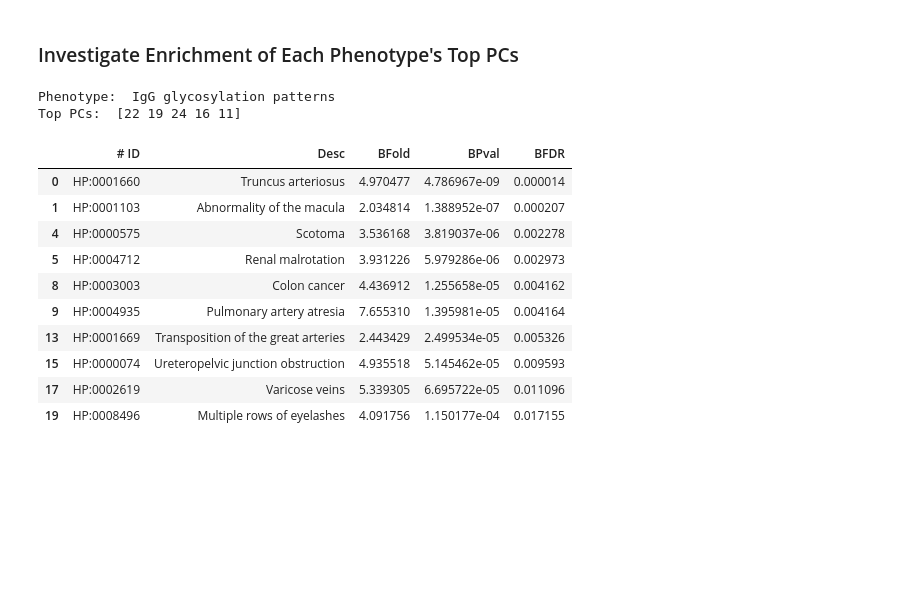
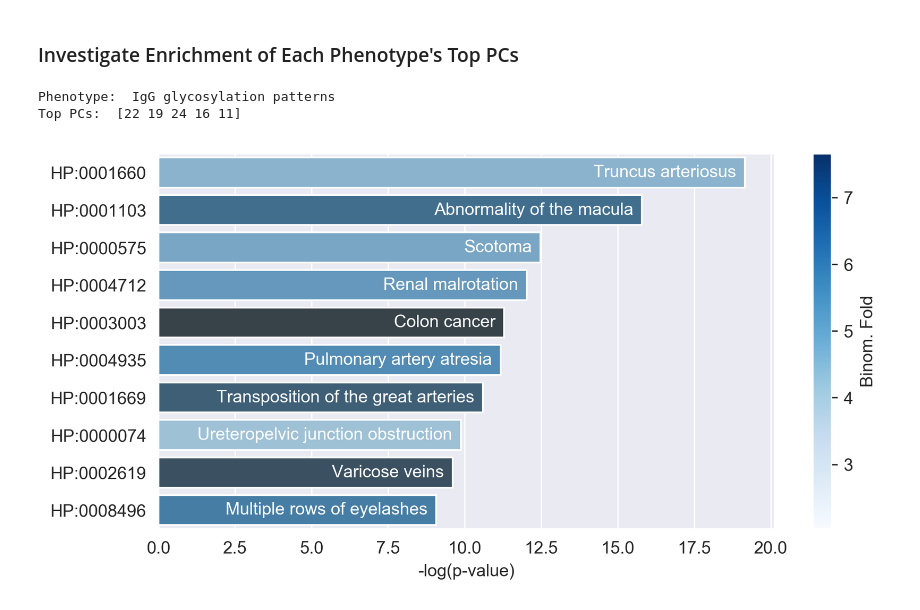
Before and after one commit to lkalesinskas/SNPs2ChIP, a Jupyter notebook: gwas/analyze_snp_results.ipynb, the cells around one changed output. Cells and saved outputs as stored; diff of their text form; code cells hidden in the pictures; blank space fills up the shorter version.

```diff
--- a/gwas/analyze_snp_results.ipynb
+++ b/gwas/analyze_snp_results.ipynb
@@ -89,17 +196,8 @@ def get_enrichment(pc):
 # %%
-get_enrichment(get_top_pcs(phenotypes_of_interest[0])[0][0])
+res = get_enrichment(get_top_pcs(phenotypes_of_interest[0])[0][0])
+plot_enrichment_fig(res)
 # %% [output]
 Phenotype:  IgG glycosylation patterns
 Top PCs:  [22 19 24 16 11]
-|  | # ID | Desc | BFold | BPval | BFDR |
-| 0 | HP:0001660 | Truncus arteriosus | 4.970477 | 4.786967e-09 | 0.000014 |
-| 1 | HP:0001103 | Abnormality of the macula | 2.034814 | 1.388952e-07 | 0.000207 |
-| 4 | HP:0000575 | Scotoma | 3.536168 | 3.819037e-06 | 0.002278 |
-| 5 | HP:0004712 | Renal malrotation | 3.931226 | 5.979286e-06 | 0.002973 |
-| 8 | HP:0003003 | Colon cancer | 4.436912 | 1.255658e-05 | 0.004162 |
-| 9 | HP:0004935 | Pulmonary artery atresia | 7.655310 | 1.395981e-05 | 0.004164 |
-| 13 | HP:0001669 | Transposition of the great arteries | 2.443429 | 2.499534e-05 | 0.005326 |
-| 15 | HP:0000074 | Ureteropelvic junction obstruction | 4.935518 | 5.145462e-05 | 0.009593 |
-| 17 | HP:0002619 | Varicose veins | 5.339305 | 6.695722e-05 | 0.011096 |
-| 19 | HP:0008496 | Multiple rows of eyelashes | 4.091756 | 1.150177e-04 | 0.017155 |
+[figure, added]
 # %%
```
Also changed, not shown: parts of 23 cells of this notebook.
